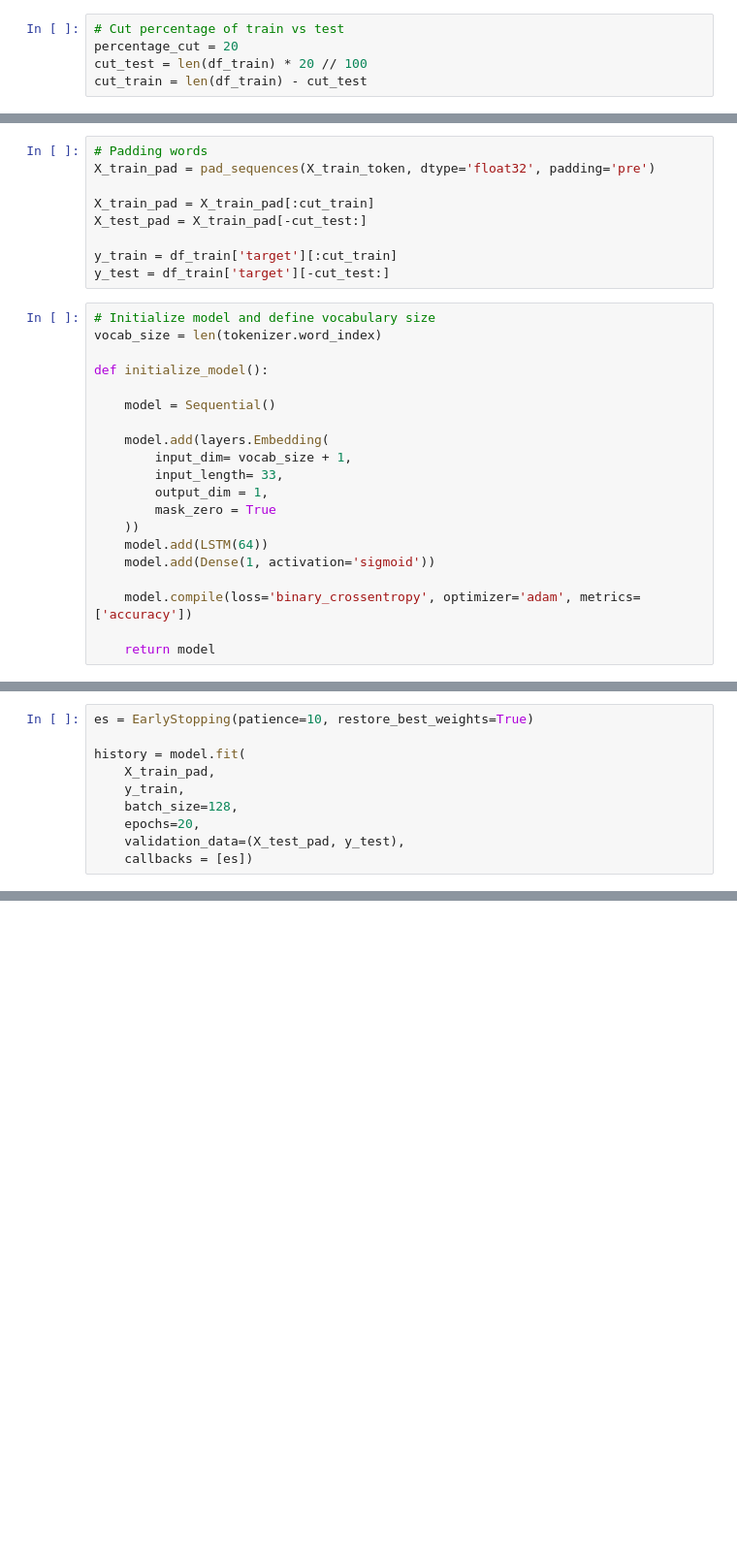
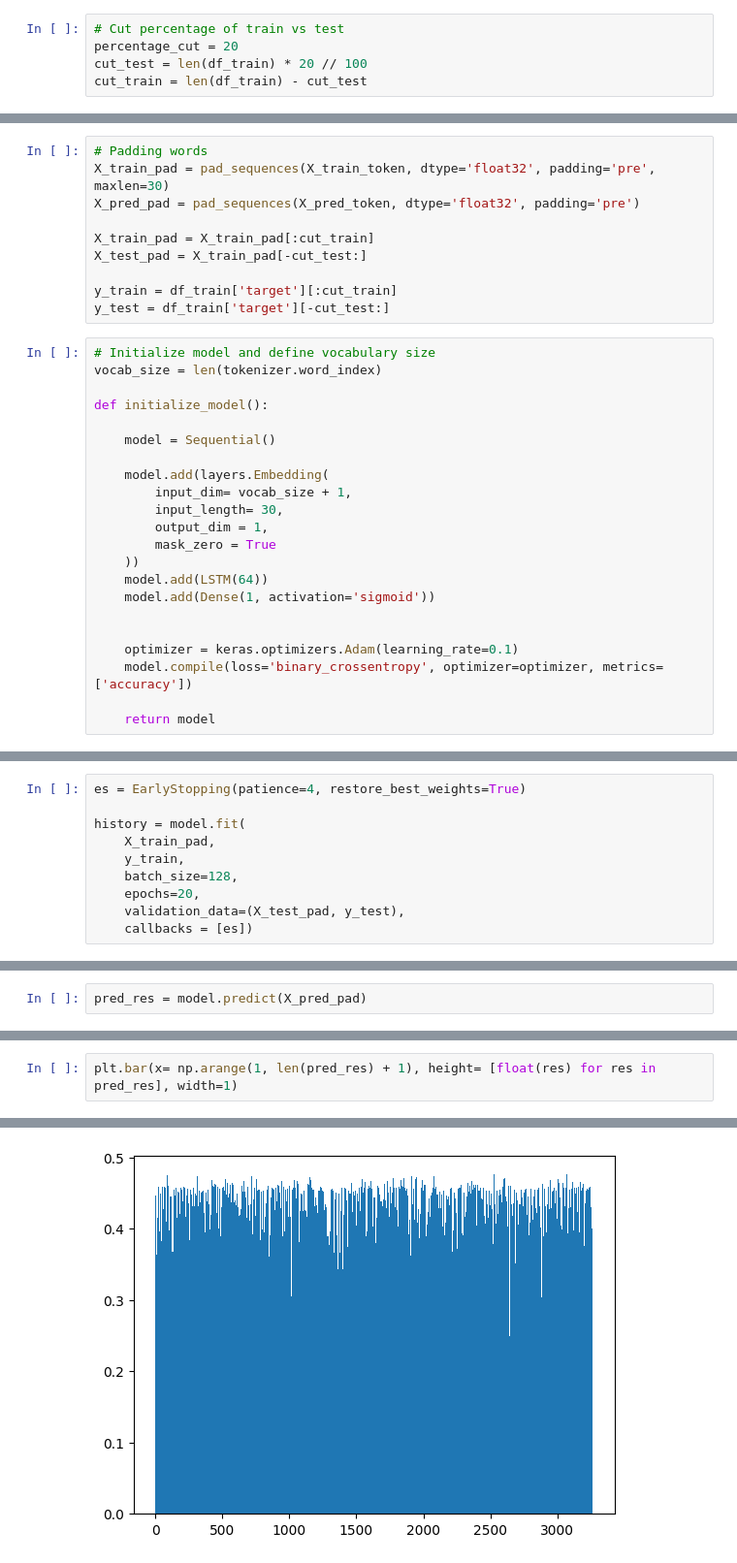
Before and after one commit to dancinoman/nlp-with-disaster, a Jupyter notebook: nlp-disaster-deep-learning.ipynb, the cells around one changed output, grey strips where cells are left out. Shown at 97% size. Saved outputs shown, nothing was run; the diff lists cells and outputs as text; blank space fills up the shorter version.

Commit message:
model tuning

```diff
--- a/nlp-disaster-deep-learning.ipynb
+++ b/nlp-disaster-deep-learning.ipynb
@@ -42,6 +73,7 @@ X_train_token = tokenizer.texts_to_sequences(X_train)
 # %%
 # Padding words
-X_train_pad = pad_sequences(X_train_token, dtype='float32', padding='pre')
+X_train_pad = pad_sequences(X_train_token, dtype='float32', padding='pre', maxlen=30)
+X_pred_pad = pad_sequences(X_pred_token, dtype='float32', padding='pre')
 
 X_train_pad = X_train_pad[:cut_train]
 X_test_pad = X_train_pad[-cut_test:]
@@ -58,14 +90,16 @@ def initialize_model():
 
     model.add(layers.Embedding(
         input_dim= vocab_size + 1,
-        input_length= 33,
+        input_length= 30,
         output_dim = 1,
         mask_zero = True
     ))
     model.add(LSTM(64))
     model.add(Dense(1, activation='sigmoid'))
 
-    model.compile(loss='binary_crossentropy', optimizer='adam', metrics=['accuracy'])
+
+    optimizer = keras.optimizers.Adam(learning_rate=0.1)
+    model.compile(loss='binary_crossentropy', optimizer=optimizer, metrics=['accuracy'])
 
     return model
 # %%
@@ -88,7 +122,7 @@ Trainable params: 36284 (141.73 KB)
 Non-trainable params: 0 (0.00 Byte)
 _________________________________________________________________
 # %%
-es = EarlyStopping(patience=10, restore_best_weights=True)
+es = EarlyStopping(patience=4, restore_best_weights=True)
 
 history = model.fit(
     X_train_pad,
@@ -117,0 +145,2 @@ Epoch 12/20
+# %%
+pred_res = model.predict(X_pred_pad)
@@ -117,0 +149,3 @@ Epoch 12/20
+# %%
+plt.bar(x= np.arange(1, len(pred_res) + 1), height= [float(res) for res in pred_res], width=1)
+# %% [output]
@@ -117,0 +153 @@ Epoch 12/20
+[figure, added]
```
Also changed, not shown: parts of 10 cells of this notebook.
